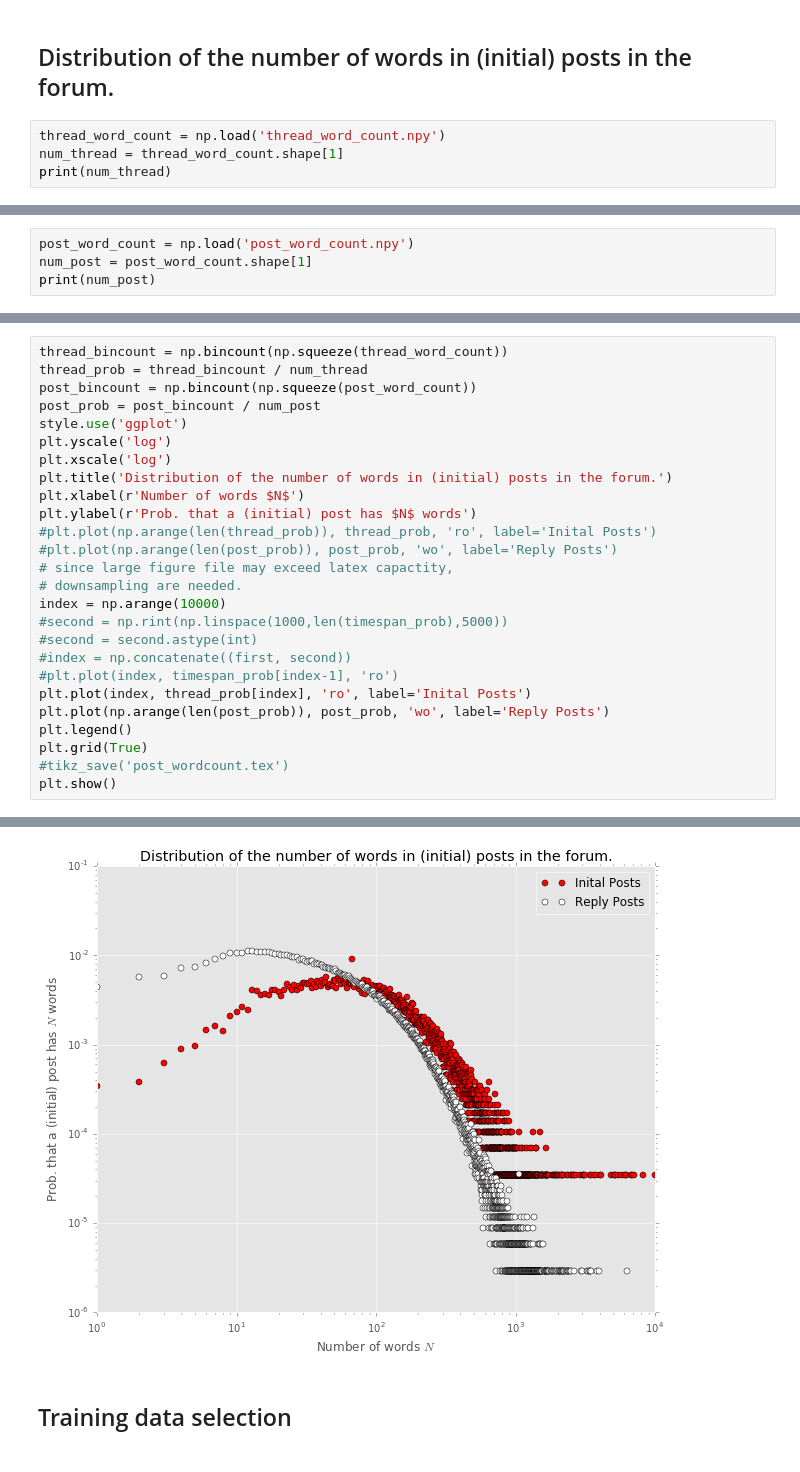
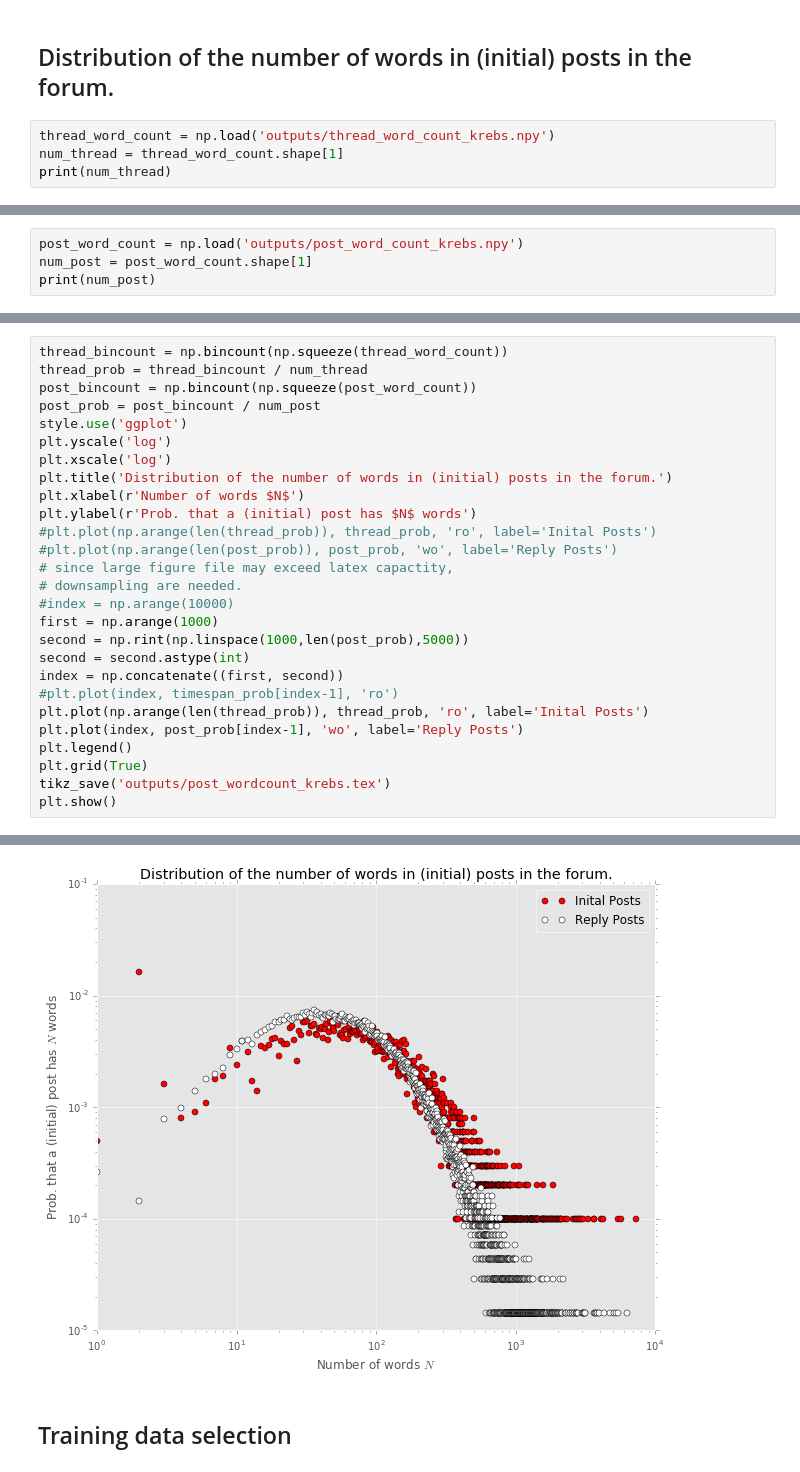
Before and after one commit to stomachacheGE/forum_crawler, a Jupyter notebook: prostatakrebs_statistic.ipynb, the cells around one changed output, grey strips where cells are left out. Saved outputs shown, nothing was run; the diff lists cells and outputs as text.

```diff
--- a/prostatakrebs_statistic.ipynb
+++ b/prostatakrebs_statistic.ipynb
@@ -335,7 +344,7 @@ Please add the following lines to your LaTeX preamble:
 # %% [markdown]
 ## Distribution of the number of words in (initial) posts in the forum.
 # %%
-thread_word_count = np.load('thread_word_count.npy')
+thread_word_count = np.load('outputs/thread_word_count_krebs.npy')
 num_thread = thread_word_count.shape[1]
 print(num_thread)
 # %% [output]
@@ -349,6 +358,6 @@ Maximum is 2559976.000000;
 Minmum is 0.000000;
 # %%
-post_word_count = np.load('post_word_count.npy')
+post_word_count = np.load('outputs/post_word_count_krebs.npy')
 num_post = post_word_count.shape[1]
 print(num_post)
 # %% [output]
@@ -384,15 +384,16 @@ plt.ylabel(r'Prob. that a (initial) post has $N$ words')
 #plt.plot(np.arange(len(post_prob)), post_prob, 'wo', label='Reply Posts')
 # since large figure file may exceed latex capactity,
 # downsampling are needed.
-index = np.arange(10000)
-#second = np.rint(np.linspace(1000,len(timespan_prob),5000))
-#second = second.astype(int)
-#index = np.concatenate((first, second))
+#index = np.arange(10000)
+first = np.arange(1000)
+second = np.rint(np.linspace(1000,len(post_prob),5000))
+second = second.astype(int)
+index = np.concatenate((first, second))
 #plt.plot(index, timespan_prob[index-1], 'ro')
-plt.plot(index, thread_prob[index], 'ro', label='Inital Posts')
-plt.plot(np.arange(len(post_prob)), post_prob, 'wo', label='Reply Posts')
+plt.plot(np.arange(len(thread_prob)), thread_prob, 'ro', label='Inital Posts')
+plt.plot(index, post_prob[index-1], 'wo', label='Reply Posts')
 plt.legend()
 plt.grid(True)
-#tikz_save('post_wordcount.tex')
+tikz_save('outputs/post_wordcount_krebs.tex')
 plt.show()
 # %% [output]
@@ -399,4 +409,4 @@ plt.show()
-[figure, old version]
+[figure, new version]
 # %% [markdown]
 ## Training data selection
 # %%
```
Also changed, not shown: parts of 22 cells of this notebook, 10 other files.
